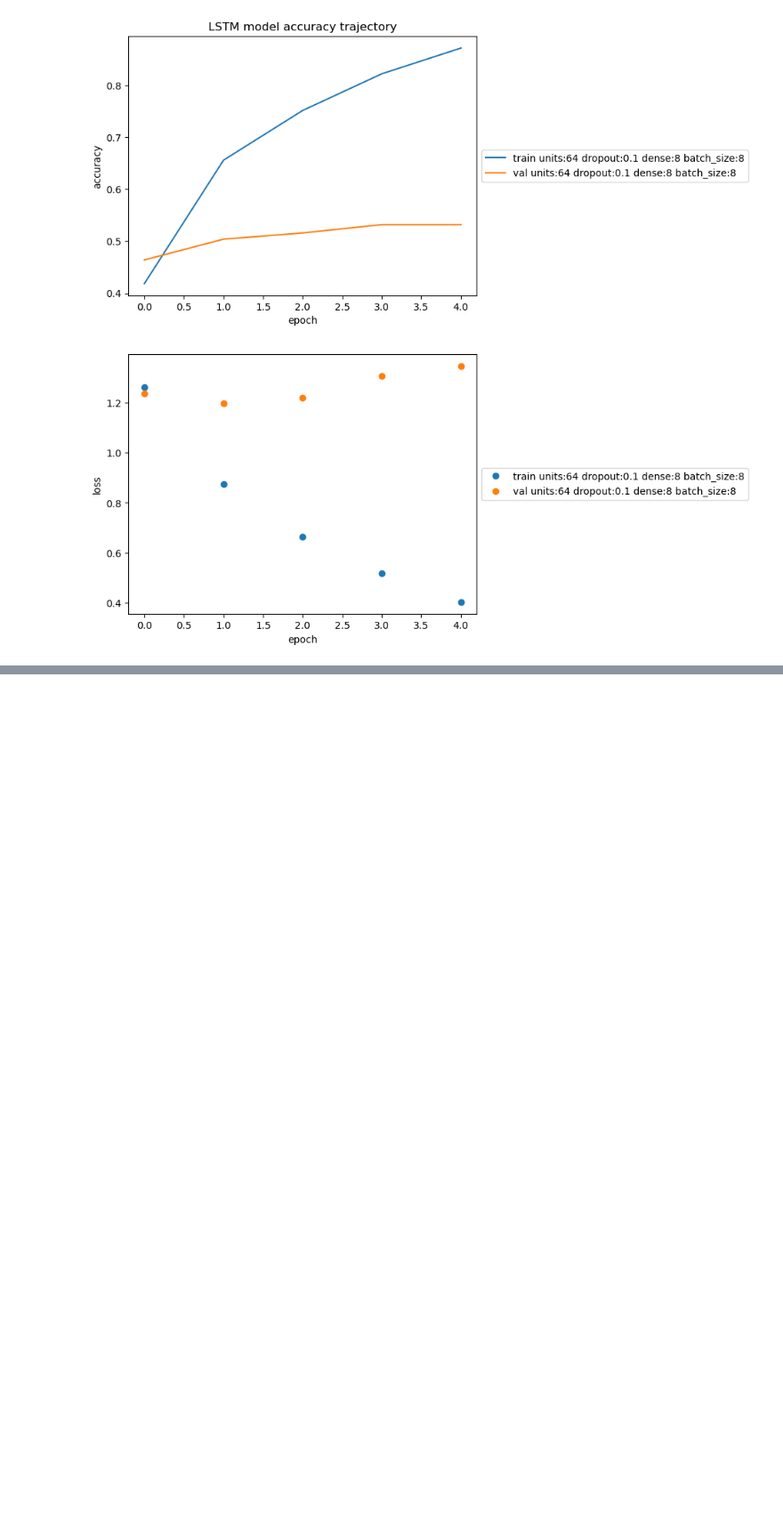
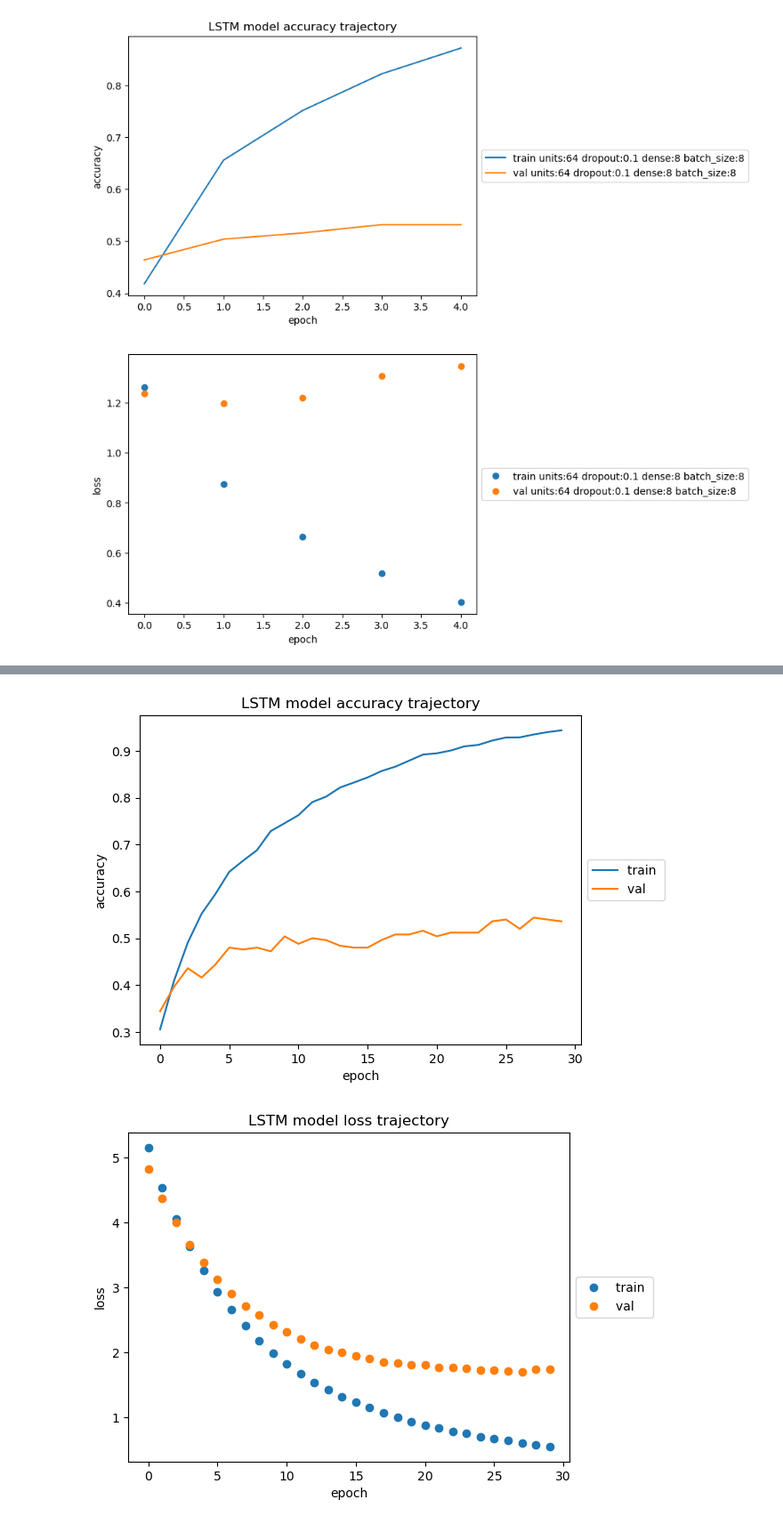
Before and after one commit to aaron68lee/Deep-Learning-EEG-BCI-Signal-Processing, a Jupyter notebook: EEG_Pure_LSTM.ipynb, the cells around one changed output, grey strips where cells are left out. Shown at 89% size. Cells and saved outputs as stored; diff of their text form; code cells hidden in the pictures; blank space fills up the shorter version.

```diff
--- a/EEG_Pure_LSTM.ipynb
+++ b/EEG_Pure_LSTM.ipynb
@@ -417,0 +496,22 @@ plt.show()
+# %%
+import matplotlib.pyplot as plt
+
+plt.plot(lstm_model_results.history['accuracy'], label="train ")
+plt.plot(lstm_model_results.history['val_accuracy'], label="val ")
+plt.title('LSTM model accuracy trajectory')
+plt.ylabel('accuracy')
+plt.xlabel('epoch')
+plt.legend(loc='center left', bbox_to_anchor=(1, 0.5))
+plt.show()
+
+# Plotting loss trajectory
+plt.plot(lstm_model_results.history['loss'],'o', label="train ")
+plt.plot(lstm_model_results.history['val_loss'],'o', label="val ")
+plt.title('LSTM model loss trajectory')
+plt.ylabel('loss')
+plt.xlabel('epoch')
+plt.legend(loc='center left', bbox_to_anchor=(1, 0.5))
+plt.show()
+# %% [output]
+[figure, added]
+[figure, added]
```
Also changed, not shown: parts of 12 cells of this notebook.
